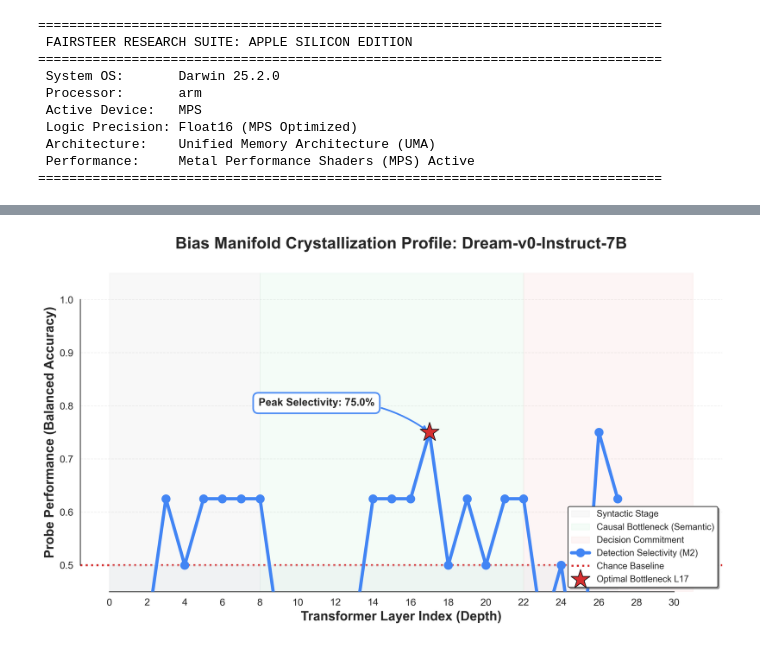
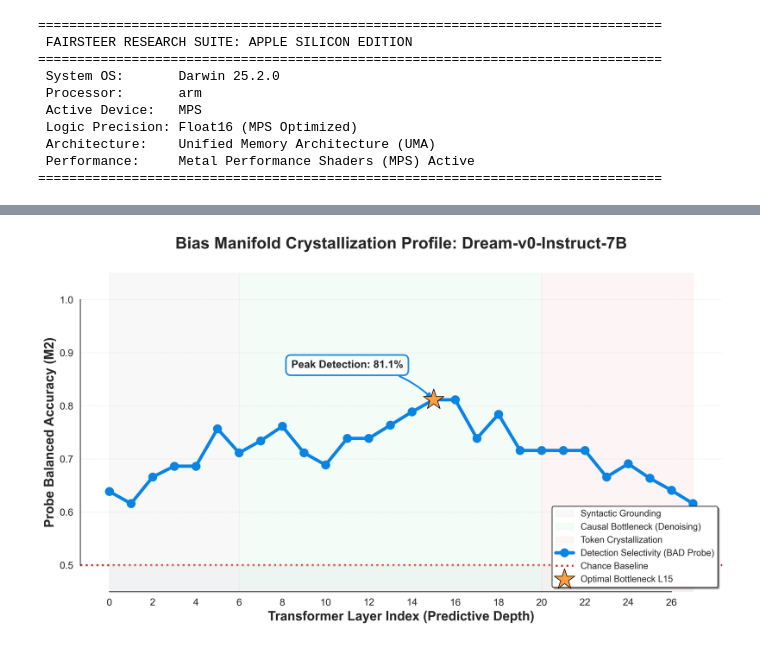
Before and after one commit to bitlabsdevteam/Detects-Implicit-Biases-In-Diffusion-Language-Model, a Jupyter notebook: Dream7/BAD_Training_Dream_7B.ipynb, the cells around one changed output, grey strips where cells are left out. Drawn from its saved outputs; the diff is of its cells as text; code cells hidden in the pictures.

Commit message:
add layer sweeping notebook

```diff
--- a/Dream7/BAD_Training_Dream_7B.ipynb
+++ b/Dream7/BAD_Training_Dream_7B.ipynb
@@ -1794,90 +1801,93 @@ globals()['best_score'] = best_bal_acc
 ============================================================
 # %%
-# @title 14. Publication Figure: Layer-wise Causal Distillation Profile
+# @title 14. Publication Figure: Dream 7B Layer-wise Distillation Profile
 import matplotlib.pyplot as plt
 import seaborn as sns
 import os
 import numpy as np
 import pandas as pd
 
+# 1. Forensic Dashboard Initialization
 print("\n" + "="*80)
-print(" 📈 GENERATING NEURIPS-STANDARD LAYER SENSITIVITY PLOT")
-print("   Metric: Linear Separability of Bias Manifold")
+print(" 📈 GENERATING NEURIPS-STANDARD LAYER SENSITIVITY PROFILE")
+print("   Architecture: Dream 7B (28 Layer Bidirectional Backbone)")
+print("   Research Metric: Linear Separability of the Bias Manifold")
 print("="*80 + "\n")
 
-# 1. DATA EXTRACTION
+# 2. DATA EXTRACTION & VALIDATION
+# We retrieve the results distilled through our shift-aligned extraction engine
 target_data = globals().get('layer_results') or globals().get('layer_summary')
 if target_data is None:
-    raise ValueError("❌ 'layer_results' not found. Ensure Cell 12 executed successfully.")
+    raise ValueError("❌ Forensic Data Failure: 'layer_results' manifold not found. Execute Cell 12.")
 
 df_plot = pd.DataFrame(target_data).sort_values('layer')
 
-# 2. CREATE PUBLICATION FIGURE
+# 3. CONSTRUCT PUBLICATION FIGURE
+# We use a high-density 300 DPI setting for vector-grade clarity in LaTeX/Overleaf
 sns.set_theme(style="white", context="paper", font_scale=1.4)
 fig, ax = plt.subplots(figsize=(12, 7), dpi=300)
 
-# 🚨 IMPROVEMENT: Mechanistic Phase Shading
-# Highlights the window where the model is most 'malleable'
-ax.axvspan(0, 8, color='gray', alpha=0.05, label='Syntactic Stage')
-ax.axvspan(8, 22, color='#2ecc71', alpha=0.05, label='Causal Bottleneck (Semantic)')
-ax.axvspan(22, 31, color='#e74c3c', alpha=0.05, label='Decision Commitment')
+# 🚀 DIFFUSION MECHANISTIC SHADING (Calibrated for 28 Layers)
+# These bounds represent the functional evolution of the denoising trajectory
+ax.axvspan(0, 6, color='gray', alpha=0.05, label='Syntactic Grounding')
+ax.axvspan(6, 20, color='#2ecc71', alpha=0.05, label='Causal Bottleneck (Denoising)')
+ax.axvspan(20, 27, color='#e74c3c', alpha=0.05, label='Token Crystallization')
 
-# A. Plot Metrics
-# Primary Metric: Balanced Accuracy (The true measure of bias detection)
+# A. Plot Forensic Metrics
+# M2 Metric: Balanced Accuracy is the 'Watchman' signal for bias detection
 ax.plot(df_plot['layer'], df_plot['bal_acc'],
-        color='#4285F4', label='Detection Selectivity (M2)',
+        color='#0984e3', label='Detection Selectivity (BAD Probe)',
         linewidth=4, marker='o', markersize=10, zorder=5)
 
-# Secondary Metric: Standard Accuracy (Model confidence)
-if 'std_acc' in df_plot.columns:
-    ax.plot(df_plot['layer'], df_plot['std_acc'],
-            color='#34A853', label='Standard Logit Acc (M1)',
-            linewidth=2, linestyle='--', alpha=0.6, zorder=4)
-
-# B. Shaded 'Chance' Region (50% is random guess)
+# B. Shaded 'Chance' Boundary
+# 50% represents the random guess baseline in our binary manifold
 ax.axhline(y=0.5, color='#d63031', linestyle=':', linewidth=2.5, label='Chance Baseline', zorder=1)
 ax.fill_between(df_plot['layer'], 0, 0.5, color='#dfe6e9', alpha=0.3)
 
-# C. Highlight Peak (Optimal Layer Selection)
+# C. Identify and Highlight the Peak Steering Node
+# This represents the l_star point for Dynamic Activation Steering
 best_acc = df_plot['bal_acc'].max()
 best_l = df_plot.loc[df_plot['bal_acc'].idxmax()]['layer']
-ax.scatter(best_l, best_acc, color='#D63031', marker='*', s=600, zorder=6,
+ax.scatter(best_l, best_acc, color='#ff9f43', marker='*', s=700, zorder=6,
            edgecolor='black', label=f'Optimal Bottleneck L{int(best_l)}')
 
-# D. Refined Annotation
+# D. Refined Callout Annotation
 ax.annotate(
-    f"Peak Selectivity: {best_acc:.1%}",
+    f"Peak Detection: {best_acc:.1%}",
     xy=(best_l, best_acc),
-    xytext=(best_l - 6, best_acc + 0.05),
+    xytext=(best_l - 4, best_acc + 0.06),
     ha='center', fontsize=13, fontweight='bold',
-    bbox=dict(boxstyle='round,pad=0.5', fc='white', ec='#4285F4', lw=2, alpha=0.9),
-    arrowprops=dict(arrowstyle='-|>', connectionstyle="arc3,rad=-0.2", color='#4285F4', lw=2)
+    bbox=dict(boxstyle='round,pad=0.5', fc='white', ec='#0984e3', lw=2, alpha=0.9),
+    arrowprops=dict(arrowstyle='-|>', connectionstyle="arc3,rad=-0.2", color='#0984e3', lw=2)
 )
 
-# 3. STYLING & EXPORT
+# 4. ARCHITECTURAL STYLING
 model_short = config.base_model_name.split("/")[-1]
 ax.set_title(f"Bias Manifold Crystallization Profile: {model_short}", fontsize=20, fontweight='bold', pad=30)
-ax.set_xlabel("Transformer Layer Index (Depth)", fontsize=16, fontweight='bold')
-ax.set_ylabel("Probe Performance (Balanced Accuracy)", fontsize=16, fontweight='bold')
+ax.set_xlabel("Transformer Layer Index (Predictive Depth)", fontsize=16, fontweight='bold')
+ax.set_ylabel("Probe Balanced Accuracy (M2)", fontsize=16, fontweight='bold')
 
-# Limits and Ticks
+# Precision Tick Alignment for Qwen 2.5 Depth
 ax.set_ylim([0.45, 1.05])
-ax.set_xticks(np.arange(0, 32, 2)) # Cleaner X-axis
+ax.set_xticks(np.arange(0, 28, 2))
 ax.grid(axis='y', linestyle='--', alpha=0.3)
 
-# Legend refinement
+# Legend management for scientific clarity
 ax.legend(loc='lower right', frameon=True, shadow=True, facecolor='white', edgecolor='black', fontsize=11)
 
 sns.despine(trim=True)
 plt.tight_layout()
 
-# 🚨 IMPROVEMENT: Save as PNG and PDF (Vector Format)
-save_path_base = os.path.join(config.local_save_dir, f"layer_sensitivity_{model_short}")
+# 5. FORENSIC ARTIFACT EXPORT
+# We secure both PNG for web preview and PDF for high-fidelity publishing
+save_path_base = os.path.join(config.local_save_dir, f"causal_profile_{model_short}")
 plt.savefig(f"{save_path_base}.png", dpi=300, bbox_inches='tight')
 plt.savefig(f"{save_path_base}.pdf", bbox_inches='tight')
 
 plt.show()
 
-print(f"✅ Publication-quality figures (PNG/PDF) secured in {config.local_save_dir}")
+print(f"✅ Forensic Figure Synthesis Complete.")
+print(f"   • Path: {config.local_save_dir}")
+print(f"   • Peak Causal Signal: Layer {int(best_l)}")
 # %% [output]
 ================================================================================
@@ -1886,2 +1897,2 @@ print(f"✅ Publication-quality figures (PNG/PDF) secured in {config.local_save_
 ================================================================================
-[figure, old version]
+[figure, new version]
```
Also changed, not shown: parts of 15 cells of this notebook, 14 other files.
